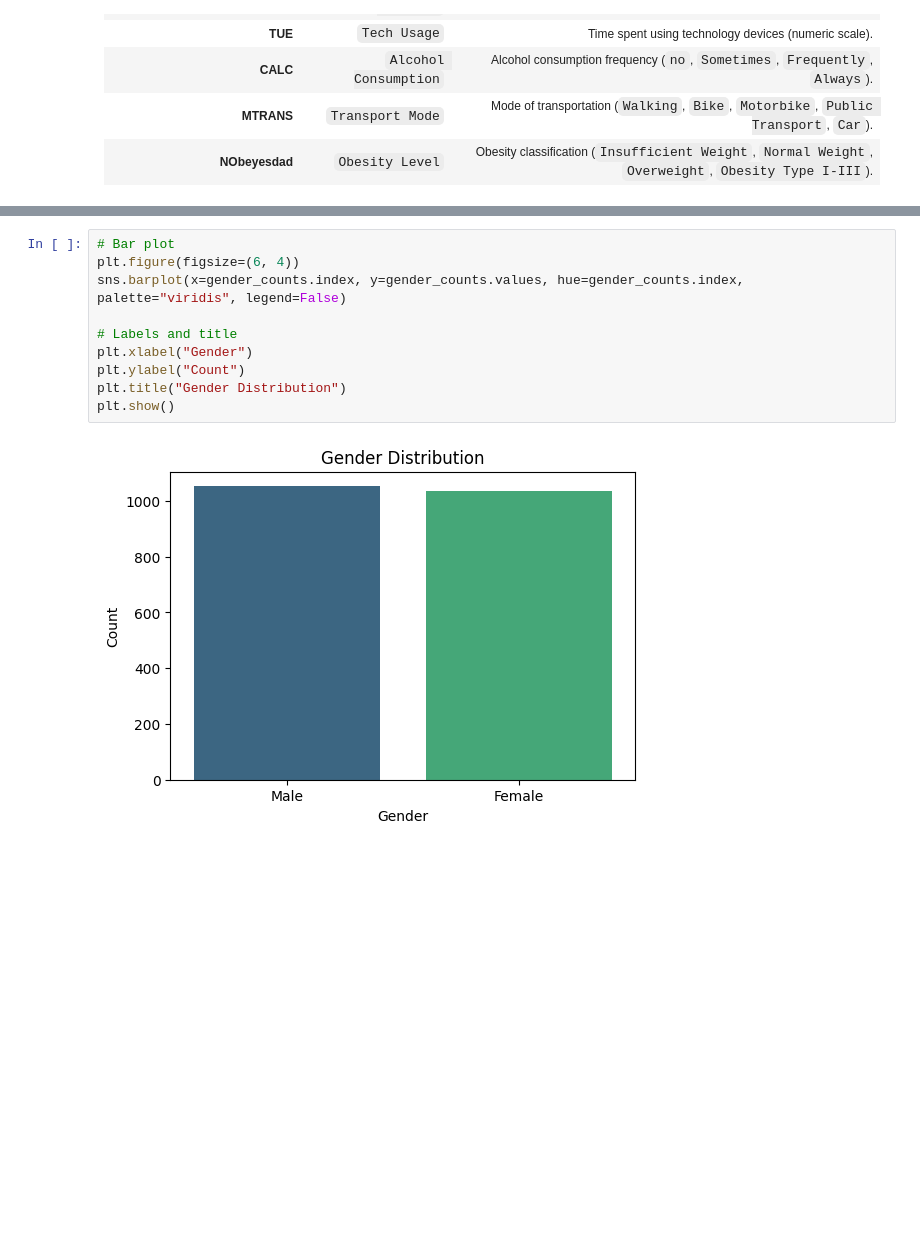
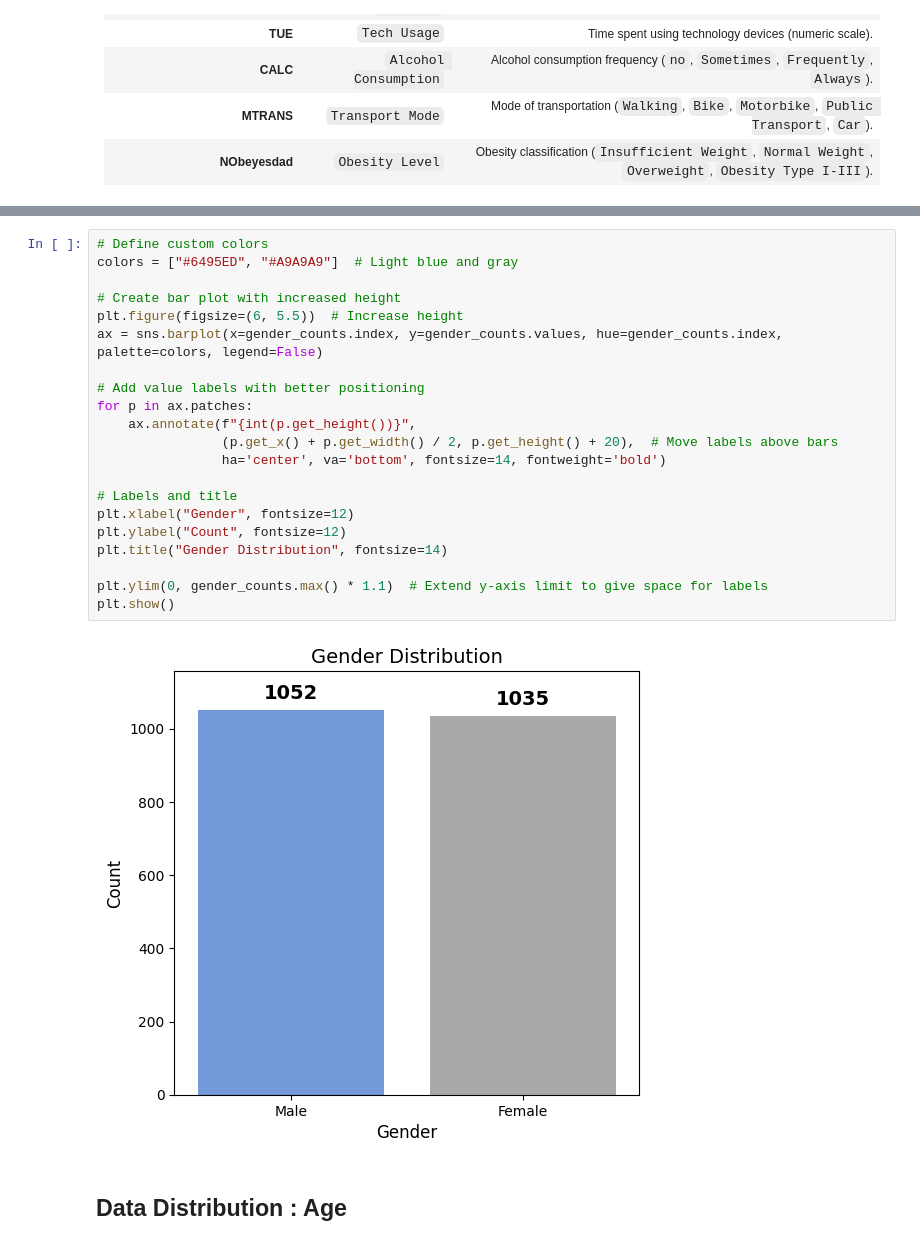
Before and after one commit to arsiimam/Obesity-Factors-Analysis, a Jupyter notebook: Notebooks/data_cleaning.ipynb, the cells around one changed output, grey strips where cells are left out. Drawn from its saved outputs; the diff is of its cells as text; blank space fills up the shorter version.

Commit message:
Update Data_Cleaning.Ipynb : Add Data Distribution for Gender and Age

```diff
--- a/Notebooks/data_cleaning.ipynb
+++ b/Notebooks/data_cleaning.ipynb
@@ -108,12 +145,25 @@ Female   1035   49.592717
 # %%
-# Bar plot
-plt.figure(figsize=(6, 4))
-sns.barplot(x=gender_counts.index, y=gender_counts.values, hue=gender_counts.index, palette="viridis", legend=False)
+# Define custom colors
+colors = ["#6495ED", "#A9A9A9"]  # Light blue and gray
+
+# Create bar plot with increased height
+plt.figure(figsize=(6, 5.5))  # Increase height
+ax = sns.barplot(x=gender_counts.index, y=gender_counts.values, hue=gender_counts.index, palette=colors, legend=False)
+
+# Add value labels with better positioning
+for p in ax.patches:
+    ax.annotate(f"{int(p.get_height())}",
+                (p.get_x() + p.get_width() / 2, p.get_height() + 20),  # Move labels above bars
+                ha='center', va='bottom', fontsize=14, fontweight='bold')
 
 # Labels and title
-plt.xlabel("Gender")
-plt.ylabel("Count")
-plt.title("Gender Distribution")
+plt.xlabel("Gender", fontsize=12)
+plt.ylabel("Count", fontsize=12)
+plt.title("Gender Distribution", fontsize=14)
+
+plt.ylim(0, gender_counts.max() * 1.1)  # Extend y-axis limit to give space for labels
 plt.show()
 # %% [output]
-[figure, old version]
+[figure, new version]
+# %% [markdown]
+## **Data Distribution : Age**
```
Also changed, not shown: parts of 27 cells of this notebook.
